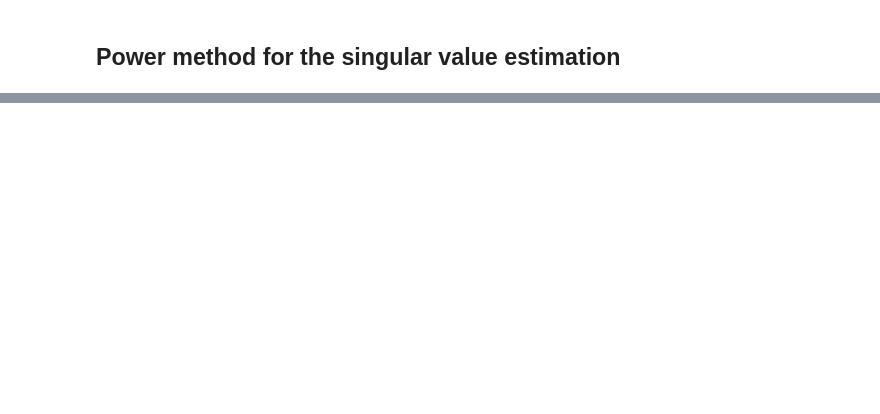
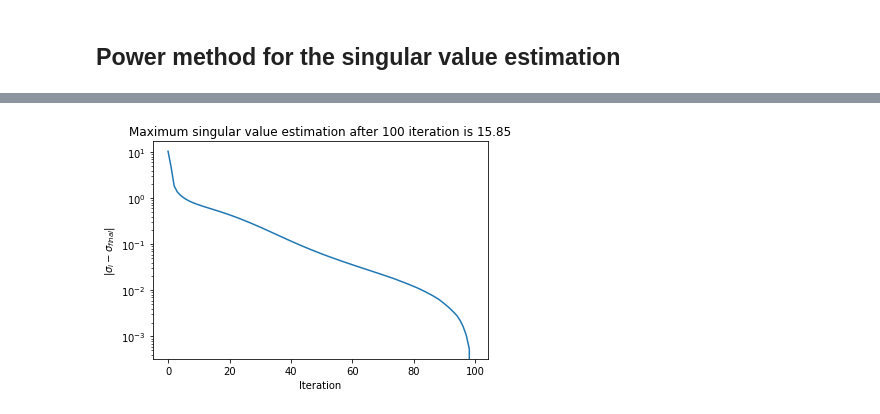
Before and after one commit to MerkulovDaniil/optim, a Jupyter notebook: assets/Notebooks/Neural_Lipschitz.ipynb, the cells around one changed output, grey strips where cells are left out. Saved outputs shown, nothing was run; the diff lists cells and outputs as text; code cells hidden in the pictures; blank space fills up the shorter version.

```diff
--- a/assets/Notebooks/Neural_Lipschitz.ipynb
+++ b/assets/Notebooks/Neural_Lipschitz.ipynb
@@ -307,0 +118,8 @@ torch.Size([1, 16, 12, 12])
+# %%
+plt.ylabel(r'$\|\sigma_i - \sigma_{final}\|$')
+plt.xlabel('Iteration')
+plt.title(f'Maximum singular value estimation after {n_iter} iteration is {sigmas[-1]:.2f}')
+plt.semilogy([abs(sigmas[-1] - sigma) for sigma in sigmas])
+plt.show()
+# %% [output]
+[figure, added]
```
Also changed, not shown: parts of 39 cells of this notebook.
